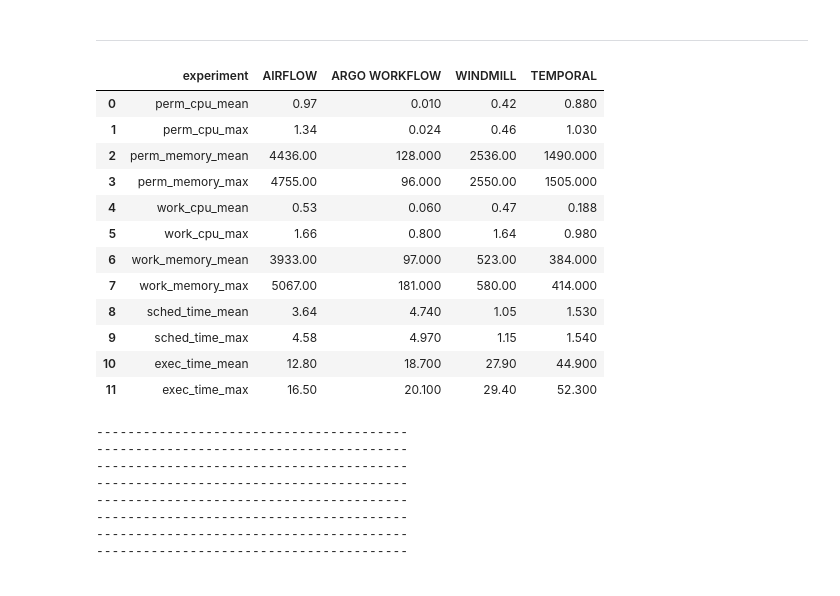
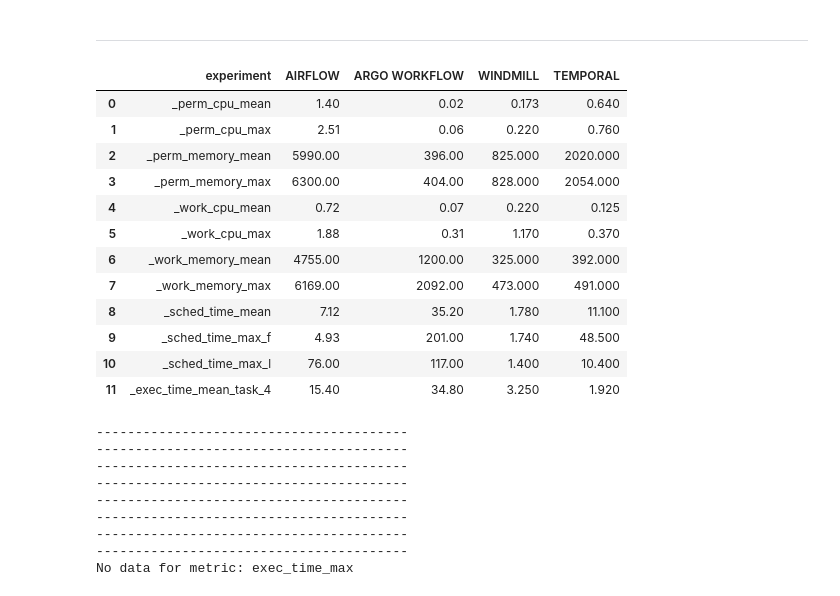
Before and after one commit to Jesshuan/Orchestrators-benchmark, a Jupyter notebook: benchmark-results-analysis/results_dynamic_chart.ipynb, the cells around one changed output. Drawn from its saved outputs; the diff is of its cells as text; code cells hidden in the pictures.

Commit message:
feat: imporve result dynamic chart

```diff
--- a/benchmark-results-analysis/results_dynamic_chart.ipynb
+++ b/benchmark-results-analysis/results_dynamic_chart.ipynb
@@ -5,7 +5,9 @@ import plotly.express as px
 # %%
 ORCHESTRATORS_ORDER = ["AIRFLOW", "ARGO WORKFLOW", "WINDMILL", "TEMPORAL"]
 
-EXPERIMENT = "scenar_1_1_"
+EXPERIMENT = "scenar_2a_4X4"
+
+#EXPERIMENT = "nothing_"
 
 METRICS_LIST = [
     "cpu_mean",
@@ -16,4 +18,15 @@ METRICS_LIST = [
     "sched_time_max",
     "exec_time_mean",
     "exec_time_max"]
+
+VISU_STACK_OPTIONS = {
+    "cpu_mean" : True,
+    "cpu_max" : True,
+    "memory_mean" : True,
+    "memory_max" : True,
+    "sched_time_mean" : False,
+    "sched_time_max" : False,
+    "exec_time_mean": False,
+    "exec_time_max" : False
+}
 # %%
@@ -76,7 +110,8 @@ def experiment_parsing(df: pd.DataFrame, experiment: str) -> pd.DataFrame:
     Return rows where the 'experiment' column starts with the provided experiment string.
     Handles missing values safely and returns a copy with reset index.
     """
-    df_res = df.copy()
+    df_res = df.__deepcopy__()
+
     if not isinstance(experiment, str) or experiment == "":
         return df_res.copy()
 
@@ -88,32 +123,42 @@ def experiment_parsing(df: pd.DataFrame, experiment: str) -> pd.DataFrame:
 
     df_red = df_red[['experiment'] + ORCHESTRATORS_ORDER]
 
+
+    # additionnal cast
+    for orch in ORCHESTRATORS_ORDER:
+        df_red[orch] = df_red[orch].apply(lambda v: float(v))
+
     return df_red
 # %% [markdown]
 --------------
 # %%
-df_results = pd.read_csv("result/bench_raw_results.csv")
+df_results = pd.read_csv("result/bench_raw_results_2.csv")
+
 df_results.rename(columns={"Unnamed: 0": "experiment"}, inplace=True)
 df_re = experiment_parsing(df_results, EXPERIMENT)
 df_re
 # %% [output]
 |  | experiment | AIRFLOW | ARGO WORKFLOW | WINDMILL | TEMPORAL |
-| 0 | perm_cpu_mean | 0.97 | 0.010 | 0.42 | 0.880 |
-| 1 | perm_cpu_max | 1.34 | 0.024 | 0.46 | 1.030 |
-| 2 | perm_memory_mean | 4436.00 | 128.000 | 2536.00 | 1490.000 |
-| 3 | perm_memory_max | 4755.00 | 96.000 | 2550.00 | 1505.000 |
-| 4 | work_cpu_mean | 0.53 | 0.060 | 0.47 | 0.188 |
-| 5 | work_cpu_max | 1.66 | 0.800 | 1.64 | 0.980 |
-| 6 | work_memory_mean | 3933.00 | 97.000 | 523.00 | 384.000 |
-| 7 | work_memory_max | 5067.00 | 181.000 | 580.00 | 414.000 |
-| 8 | sched_time_mean | 3.64 | 4.740 | 1.05 | 1.530 |
-| 9 | sched_time_max | 4.58 | 4.970 | 1.15 | 1.540 |
-| 10 | exec_time_mean | 12.80 | 18.700 | 27.90 | 44.900 |
-| 11 | exec_time_max | 16.50 | 20.100 | 29.40 | 52.300 |
+| 0 | _perm_cpu_mean | 1.40 | 0.02 | 0.173 | 0.640 |
+| 1 | _perm_cpu_max | 2.51 | 0.06 | 0.220 | 0.760 |
+| 2 | _perm_memory_mean | 5990.00 | 396.00 | 825.000 | 2020.000 |
+| 3 | _perm_memory_max | 6300.00 | 404.00 | 828.000 | 2054.000 |
+| 4 | _work_cpu_mean | 0.72 | 0.07 | 0.220 | 0.125 |
+| 5 | _work_cpu_max | 1.88 | 0.31 | 1.170 | 0.370 |
+| 6 | _work_memory_mean | 4755.00 | 1200.00 | 325.000 | 392.000 |
+| 7 | _work_memory_max | 6169.00 | 2092.00 | 473.000 | 491.000 |
+| 8 | _sched_time_mean | 7.12 | 35.20 | 1.780 | 11.100 |
+| 9 | _sched_time_max_f | 4.93 | 201.00 | 1.740 | 48.500 |
+| 10 | _sched_time_max_l | 76.00 | 117.00 | 1.400 | 10.400 |
+| 11 | _exec_time_mean_task_4 | 15.40 | 34.80 | 3.250 | 1.920 |
 # %%
 for metric in METRICS_LIST:
-    plot_metric(df_re, metric)
-    print("-"*40)
+
+    stack_option = VISU_STACK_OPTIONS.get(metric, True)
+
+    plot_metric(df_re, metric,
+                    stack_option=stack_option,
+                    log_threshold=10e6)
 # %% [output]
 ----------------------------------------
 ----------------------------------------
@@ -123,3 +168,4 @@ for metric in METRICS_LIST:
 ----------------------------------------
 ----------------------------------------
 ----------------------------------------
+No data for metric: exec_time_max
```
Also changed, not shown: parts of 2 cells of this notebook.
